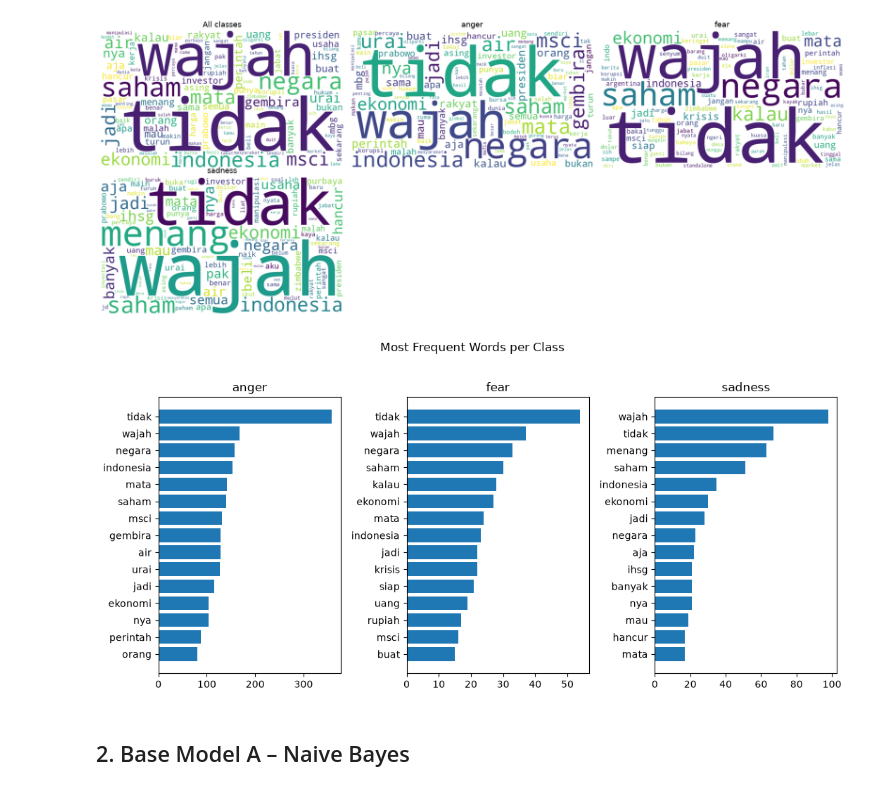
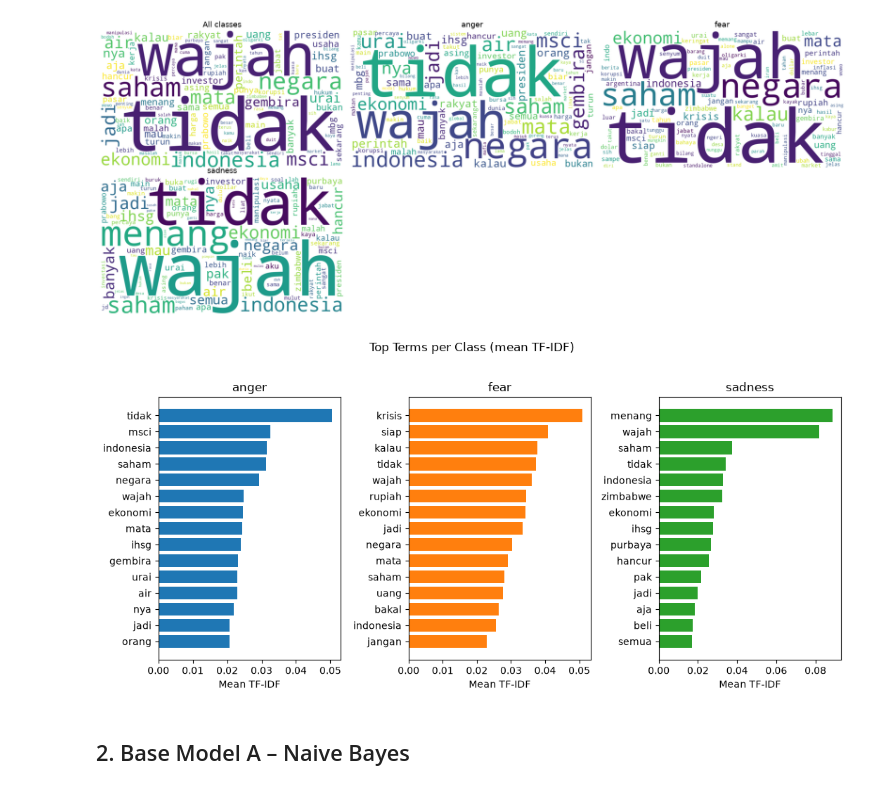
Before and after one commit to WilsonnnTan/ML, a Jupyter notebook: notebooks/model.ipynb, the cells around one changed output. Drawn from its saved outputs; the diff is of its cells as text; code cells hidden in the pictures.

```diff
--- a/notebooks/model.ipynb
+++ b/notebooks/model.ipynb
@@ -235,21 +235,27 @@ for ax in axes.ravel()[len(panels):]:
 plt.tight_layout(); save_fig("wordclouds_per_class"); plt.show()
 # %% [output]
 [figure]
-# %%
-# ---- Top-15 most frequent words per class ----
-TOP_N = 15
-fig, axes = plt.subplots(1, K, figsize=(3.6 * K, 5), sharex=False)
-for i, (ax, name) in enumerate(zip(np.atleast_1d(axes), CLASS_NAMES)):
-    words = " ".join(t for t, y in zip(texts_train, y_train) if y == i).lower().split()
-    cnt = Counter(w for w in words if w not in STOP and len(w) > 2).most_common(TOP_N)
-    if cnt:
-        labels, vals = zip(*cnt)
-        ax.barh(labels[::-1], vals[::-1])
-    ax.set_title(name)
-plt.suptitle("Most Frequent Words per Class", y=1.02)
-plt.tight_layout(); save_fig("top_words_per_class"); plt.show()
-# %% [output]
-[figure, removed]
+# %%
+# ---- Top-15 terms per class by mean TF-IDF (replaces the manual Counter / raw-frequency count) ----
+# Each term is scored by its average TF-IDF weight over the training documents of that class, so words that are
+# frequent in a class but also common everywhere (low IDF) are pushed down automatically.
+TOP_N = 15
+eda_tfidf = TfidfVectorizer(token_pattern=r"(?u)\b\w{3,}\b", sublinear_tf=True)   # same len > 2 rule as before
+Xt_eda    = eda_tfidf.fit_transform(texts_train)
+eda_vocab = np.array(eda_tfidf.get_feature_names_out())
+keep      = np.array([w not in STOP for w in eda_vocab])                          # drop wordcloud stop-words
+
+fig, axes = plt.subplots(1, K, figsize=(3.6 * K, 5), sharex=False)
+for i, (ax, name) in enumerate(zip(np.atleast_1d(axes), CLASS_NAMES)):
+    mean_tfidf = np.asarray(Xt_eda[y_train == i].mean(axis=0)).ravel()
+    mean_tfidf[~keep] = 0
+    top = np.argsort(mean_tfidf)[::-1][:TOP_N]
+    ax.barh(eda_vocab[top][::-1], mean_tfidf[top][::-1], color=f"C{i}")
+    ax.set_title(name); ax.set_xlabel("Mean TF-IDF")
+plt.suptitle("Top Terms per Class (mean TF-IDF)", y=1.02)
+plt.tight_layout(); save_fig("top_words_per_class"); plt.show()
+# %% [output]
+[figure, added]
 # %% [markdown]
 ## 2. Base Model A – Naive Bayes
 # %% [markdown]
```
Also changed, not shown: parts of 15 cells of this notebook, 5 other files.
